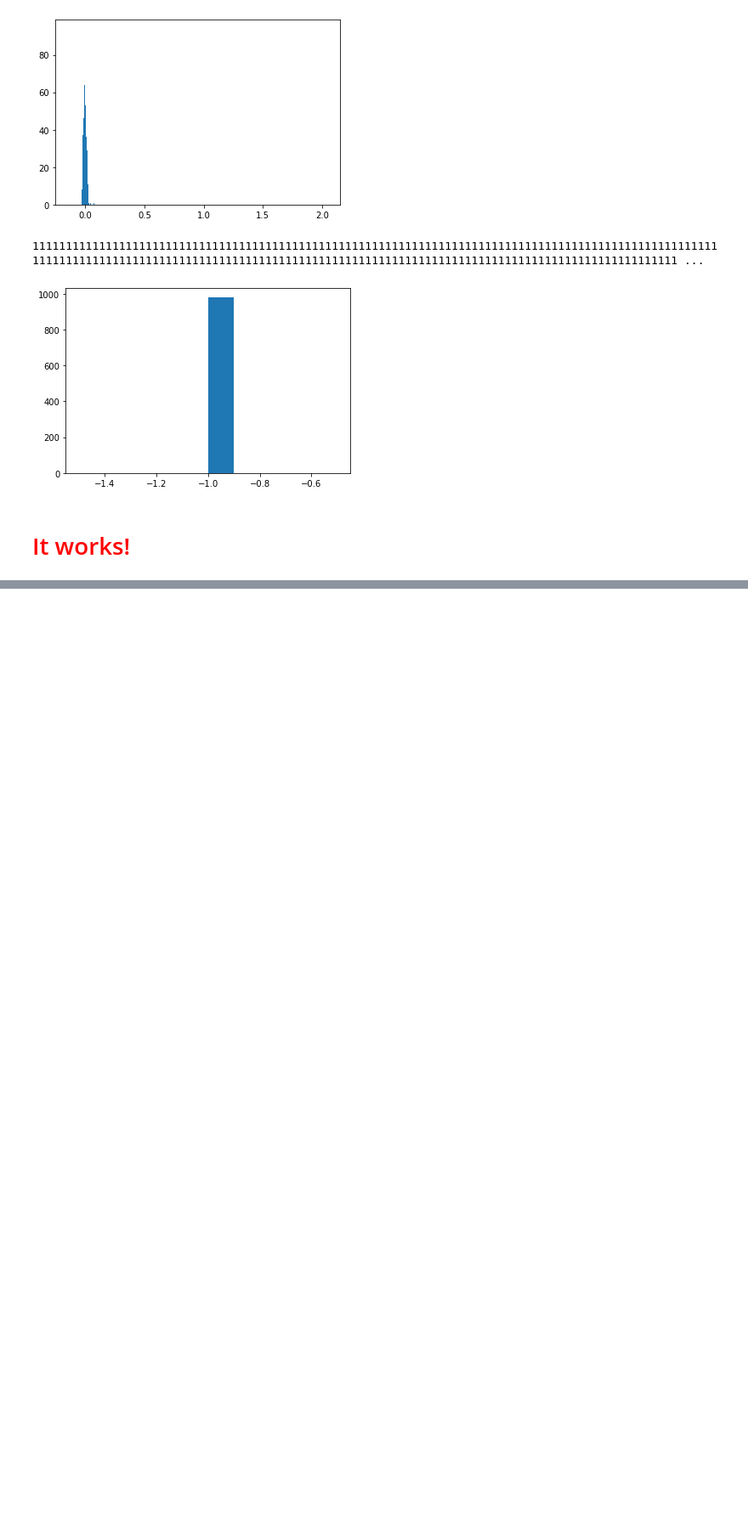
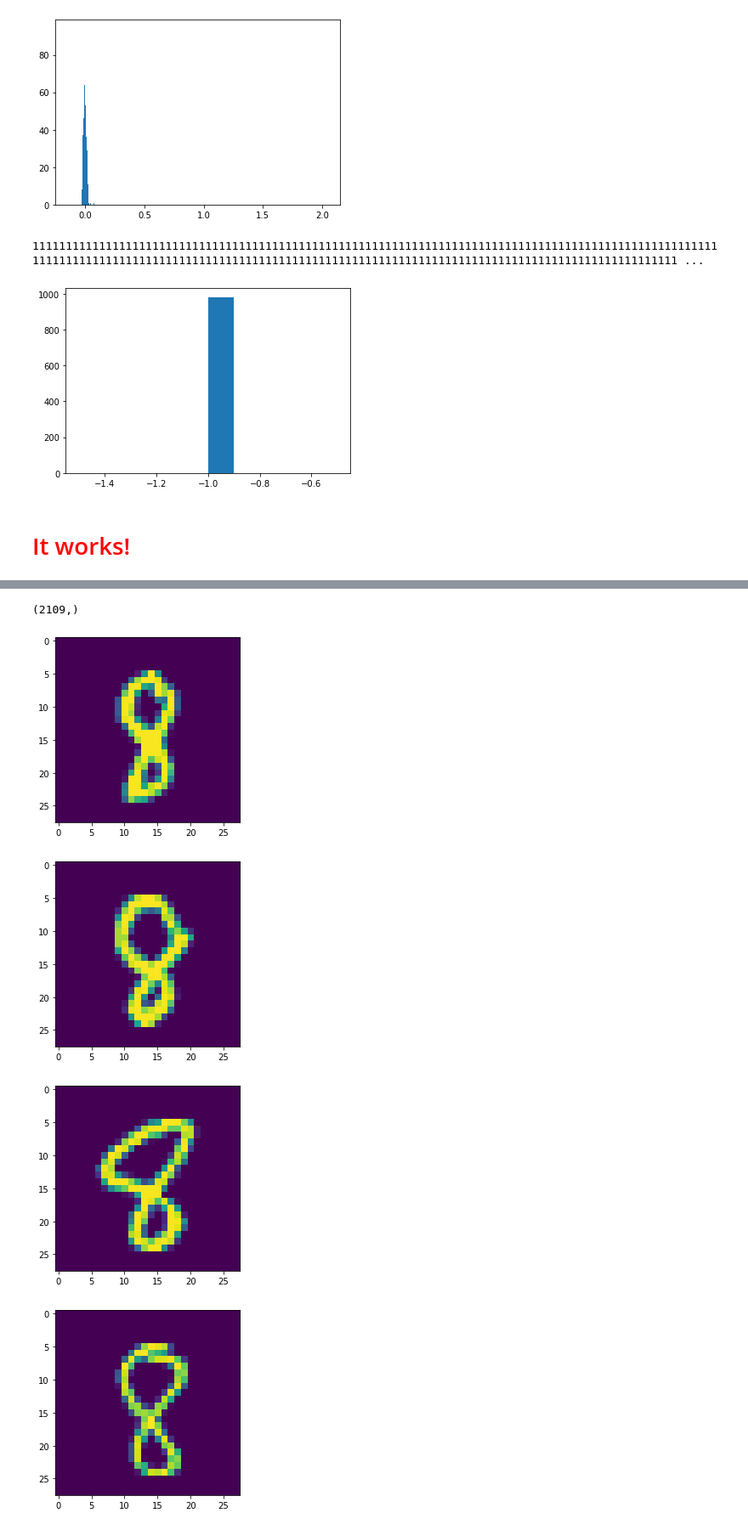
Before and after one commit to pkage/class_introspection, a Jupyter notebook: initial-explorations/MNIST- Keras.ipynb, the cells around one changed output, grey strips where cells are left out. Shown at 85% size. Saved outputs shown, nothing was run; the diff lists cells and outputs as text; code cells hidden in the pictures; blank space fills up the shorter version.

```diff
--- a/initial-explorations/MNIST- Keras.ipynb
+++ b/initial-explorations/MNIST- Keras.ipynb
@@ -569,0 +578,19 @@ plt.show()
+# %%
+vals.shape
+# %% [output]
+(2109,)
+# %%
+def show_weird(vals, weird_val, sample=15):
+    orig_idx_weirds = idx_all[np.where(vals == weird_val)]
+    for i, w_idx in enumerate(orig_idx_weirds):
+        if i > sample:
+            break
+        plt.figure()
+        plt.imshow(X_tst[w_idx])
+# %%
+show_weird(vals, 5)
+# %% [output]
+[figure, added]
+[figure, added]
+[figure, added]
+[figure, added]
```
Also changed, not shown: parts of 24 cells of this notebook.
